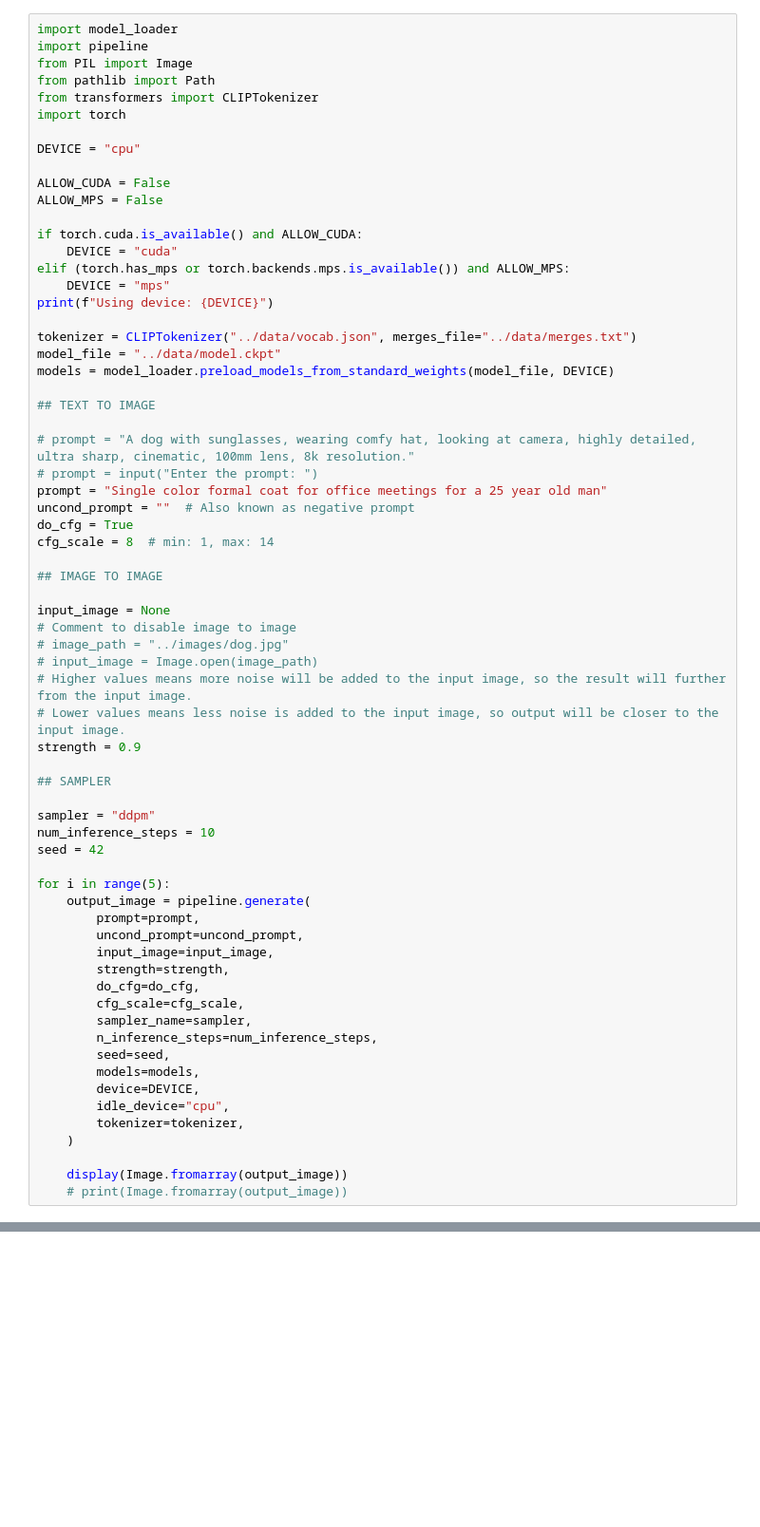
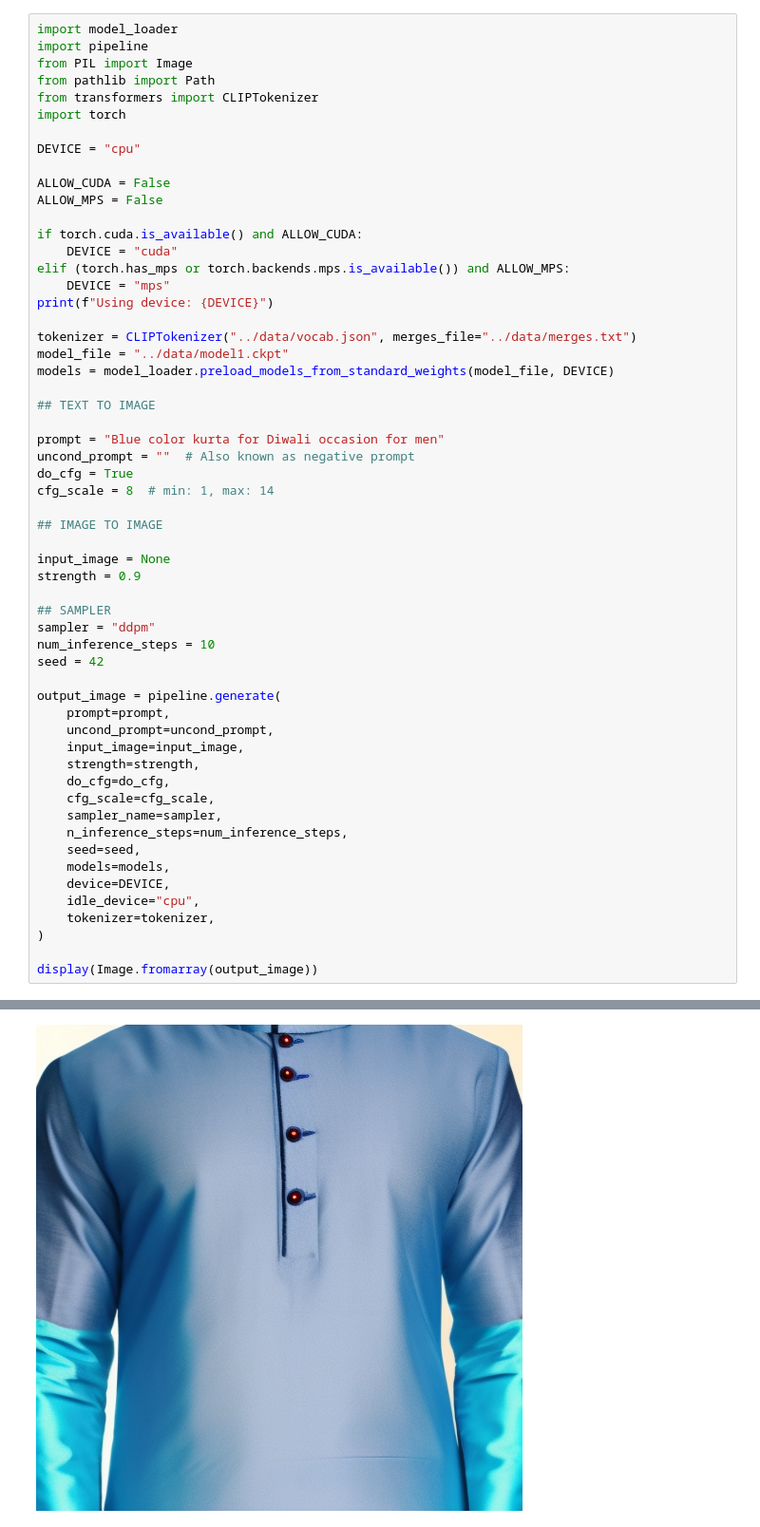
Before and after one commit to tanishq1308/Major-Project, a Jupyter notebook: Stable_diffusion/sd/demo.ipynb, the cells around one changed output, grey strips where cells are left out. Shown at 95% size. Cells and saved outputs as stored; diff of their text form; blank space fills up the shorter version.

```diff
--- a/Stable_diffusion/sd/demo.ipynb
+++ b/Stable_diffusion/sd/demo.ipynb
@@ -12,58 +12,49 @@ ALLOW_CUDA = False
 ALLOW_MPS = False
 
 if torch.cuda.is_available() and ALLOW_CUDA:
     DEVICE = "cuda"
 elif (torch.has_mps or torch.backends.mps.is_available()) and ALLOW_MPS:
     DEVICE = "mps"
 print(f"Using device: {DEVICE}")
 
 tokenizer = CLIPTokenizer("../data/vocab.json", merges_file="../data/merges.txt")
-model_file = "../data/model.ckpt"
+model_file = "../data/model1.ckpt"
 models = model_loader.preload_models_from_standard_weights(model_file, DEVICE)
 
 ## TEXT TO IMAGE
 
-# prompt = "A dog with sunglasses, wearing comfy hat, looking at camera, highly detailed, ultra sharp, cinematic, 100mm lens, 8k resolution."
-# prompt = input("Enter the prompt: ")
-prompt = "Single color formal coat for office meetings for a 25 year old man"
+prompt = "Blue color kurta for Diwali occasion for men"
 uncond_prompt = ""  # Also known as negative prompt
 do_cfg = True
 cfg_scale = 8  # min: 1, max: 14
 
 ## IMAGE TO IMAGE
 
 input_image = None
-# Comment to disable image to image
-# image_path = "../images/dog.jpg"
-# input_image = Image.open(image_path)
-# Higher values means more noise will be added to the input image, so the result will further from the input image.
-# Lower values means less noise is added to the input image, so output will be closer to the input image.
 strength = 0.9
 
 ## SAMPLER
-
 sampler = "ddpm"
 num_inference_steps = 10
 seed = 42
 
-for i in range(5):
-    output_image = pipeline.generate(
-        prompt=prompt,
-        uncond_prompt=uncond_prompt,
-        input_image=input_image,
-        strength=strength,
-        do_cfg=do_cfg,
-        cfg_scale=cfg_scale,
-        sampler_name=sampler,
-        n_inference_steps=num_inference_steps,
-        seed=seed,
-        models=models,
-        device=DEVICE,
-        idle_device="cpu",
-        tokenizer=tokenizer,
-    )
+output_image = pipeline.generate(
+    prompt=prompt,
+    uncond_prompt=uncond_prompt,
+    input_image=input_image,
+    strength=strength,
+    do_cfg=do_cfg,
+    cfg_scale=cfg_scale,
+    sampler_name=sampler,
+    n_inference_steps=num_inference_steps,
+    seed=seed,
+    models=models,
+    device=DEVICE,
+    idle_device="cpu",
+    tokenizer=tokenizer,
+)
 
-    display(Image.fromarray(output_image))
-    # print(Image.fromarray(output_image))
+display(Image.fromarray(output_image))
 # %% [output]
 Using device: cpu
+[figure, added]
```
Also changed, not shown: parts of 1 cell of this notebook, 2 other files.
